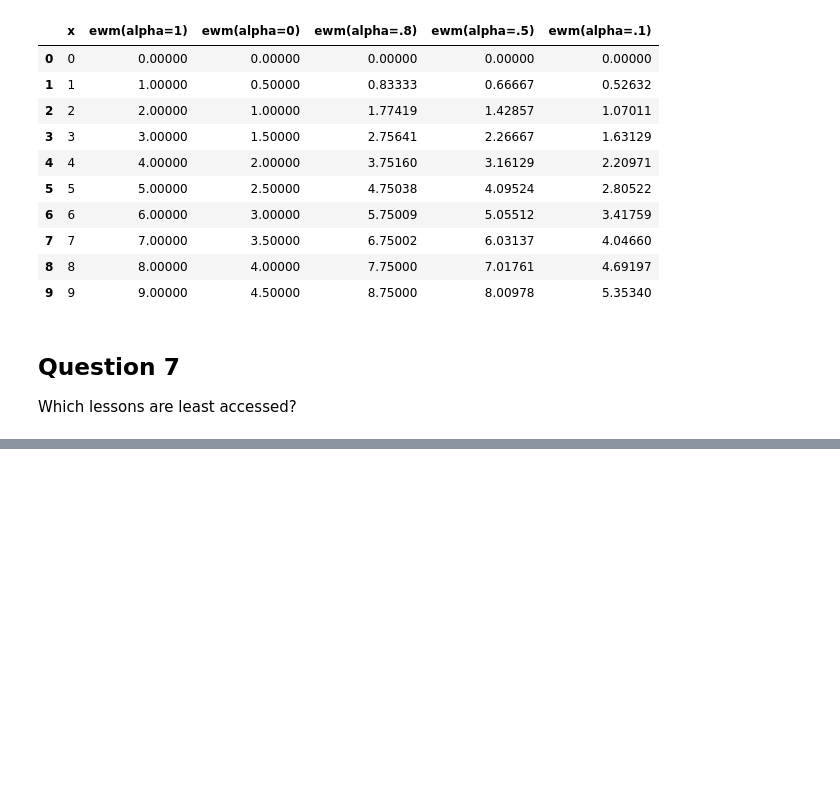
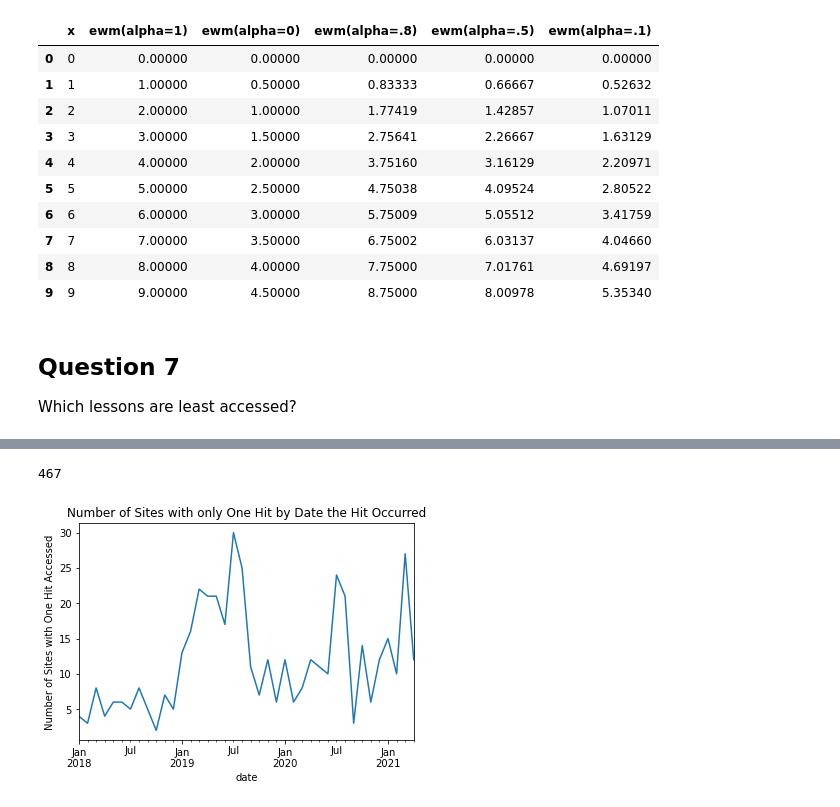
Before and after one commit to malachi-hale/anomaly-detection-project, a Jupyter notebook: Main_Notebook.ipynb, the cells around one changed output, grey strips where cells are left out. Cells and saved outputs as stored; diff of their text form; code cells hidden in the pictures; blank space fills up the shorter version.

```diff
--- a/Main_Notebook.ipynb
+++ b/Main_Notebook.ipynb
@@ -1093,0 +1108,2 @@ hits_per_page[hits_per_page.path == 1]
+# %%
+hits_per_page = hits_per_page.rename(columns = {'index': 'path', 'path': 'hits'})
@@ -1093,0 +1119,2 @@ hits_per_page[hits_per_page.path == 1]
+# %%
+df_with_counts = pd.merge(df, hits_per_page, on = "path", how = "left")
@@ -1093,0 +1130,11 @@ hits_per_page[hits_per_page.path == 1]
+# %%
+ #Create column with date and time of day
+df_with_counts['Time'] = pd.to_datetime(df_with_counts['date'] + ' ' + df_with_counts['time'])
+
+df_with_counts = df_with_counts.set_index("Time")
+
+
+##Set the other columns to datetime
+df_with_counts.date = pd.to_datetime(df_with_counts.date)
+
+df_with_counts.time = pd.to_datetime(df_with_counts.time)
@@ -1093,0 +1151,11 @@ hits_per_page[hits_per_page.path == 1]
+# %%
+one_hit = df_with_counts[df_with_counts.hits == 1.0]
+# %%
+len(one_hit)
+# %% [output]
+467
+# %%
+one_hit_visualization = one_hit['date'].groupby([one_hit['date'].dt.to_period("M")]).agg('count').plot()
+labels = one_hit_visualization.set(Title = "Number of Sites with only One Hit by Date the Hit Occurred", ylabel = "Number of Sites with One Hit Accessed")
+# %% [output]
+[figure, added]
```
Also changed, not shown: parts of 25 cells of this notebook.
